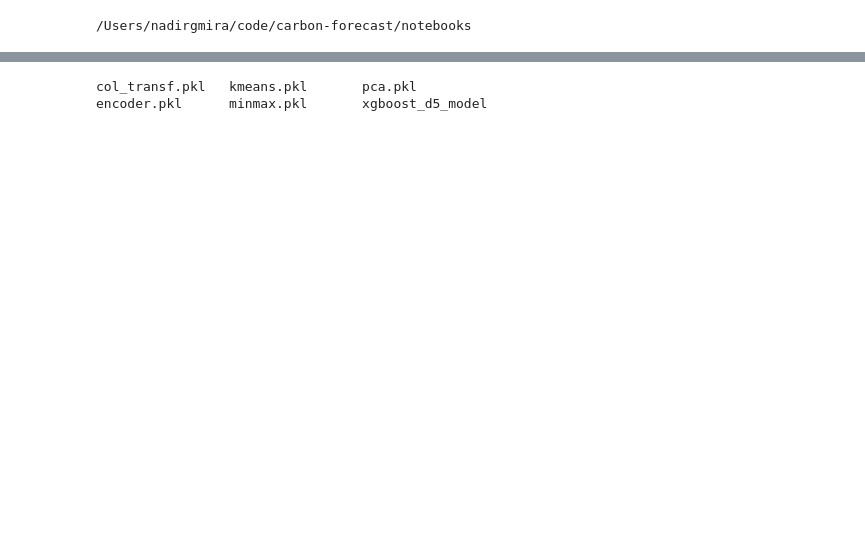
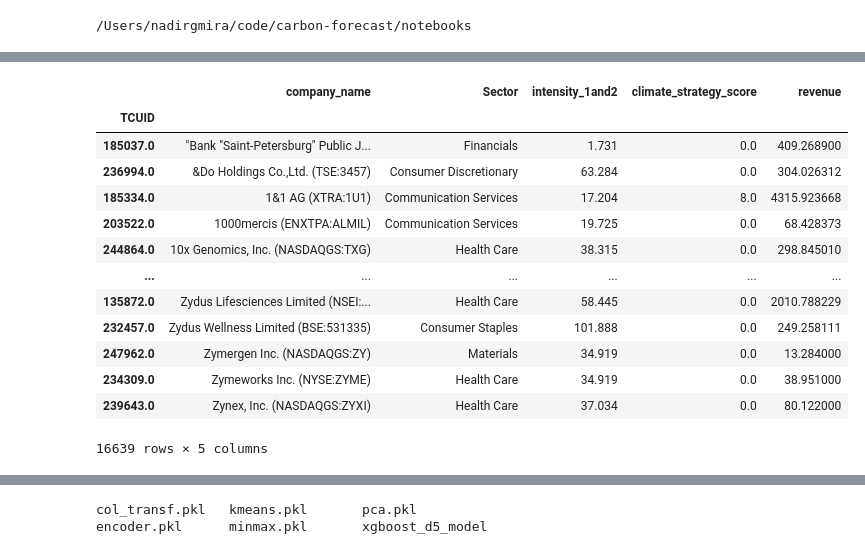
Before and after one commit to leocmcheung/carbon-forecast, a Jupyter notebook: notebooks/Nadir_KNN.ipynb, the cells around one changed output, grey strips where cells are left out. Saved outputs shown, nothing was run; the diff lists cells and outputs as text; code cells hidden in the pictures; blank space fills up the shorter version.

```diff
--- a/notebooks/Nadir_KNN.ipynb
+++ b/notebooks/Nadir_KNN.ipynb
@@ -343,0 +89,20 @@ Text(0.5, 0, 'k cluster number')
+# %%
+Y_original=df[["TCUID"
+,"company_name",'Sector',"intensity_1and2","climate_strategy_score","revenue"]].set_index('TCUID')
+
+Y_original
+# %% [output]
+|  | company_name | Sector | intensity_1and2 | climate_strategy_score | revenue |
+| TCUID |  |  |  |  |  |
+| 185037.0 | "Bank "Saint-Petersburg" Public J... | Financials | 1.731 | 0.0 | 409.268900 |
+| 236994.0 | &Do Holdings Co.,Ltd. (TSE:3457) | Consumer Discretionary | 63.284 | 0.0 | 304.026312 |
+| 185334.0 | 1&1 AG (XTRA:1U1) | Communication Services | 17.204 | 8.0 | 4315.923668 |
+| 203522.0 | 1000mercis (ENXTPA:ALMIL) | Communication Services | 19.725 | 0.0 | 68.428373 |
+| 244864.0 | 10x Genomics, Inc. (NASDAQGS:TXG) | Health Care | 38.315 | 0.0 | 298.845010 |
+| ... | ... | ... | ... | ... | ... |
+| 135872.0 | Zydus Lifesciences Limited (NSEI:... | Health Care | 58.445 | 0.0 | 2010.788229 |
+| 232457.0 | Zydus Wellness Limited (BSE:531335) | Consumer Staples | 101.888 | 0.0 | 249.258111 |
+| 247962.0 | Zymergen Inc. (NASDAQGS:ZY) | Materials | 34.919 | 0.0 | 13.284000 |
+| 234309.0 | Zymeworks Inc. (NYSE:ZYME) | Health Care | 34.919 | 0.0 | 38.951000 |
+| 239643.0 | Zynex, Inc. (NASDAQGS:ZYXI) | Health Care | 37.034 | 0.0 | 80.122000 |
+16639 rows × 5 columns
```
Also changed, not shown: parts of 107 cells of this notebook, 2 other files.
